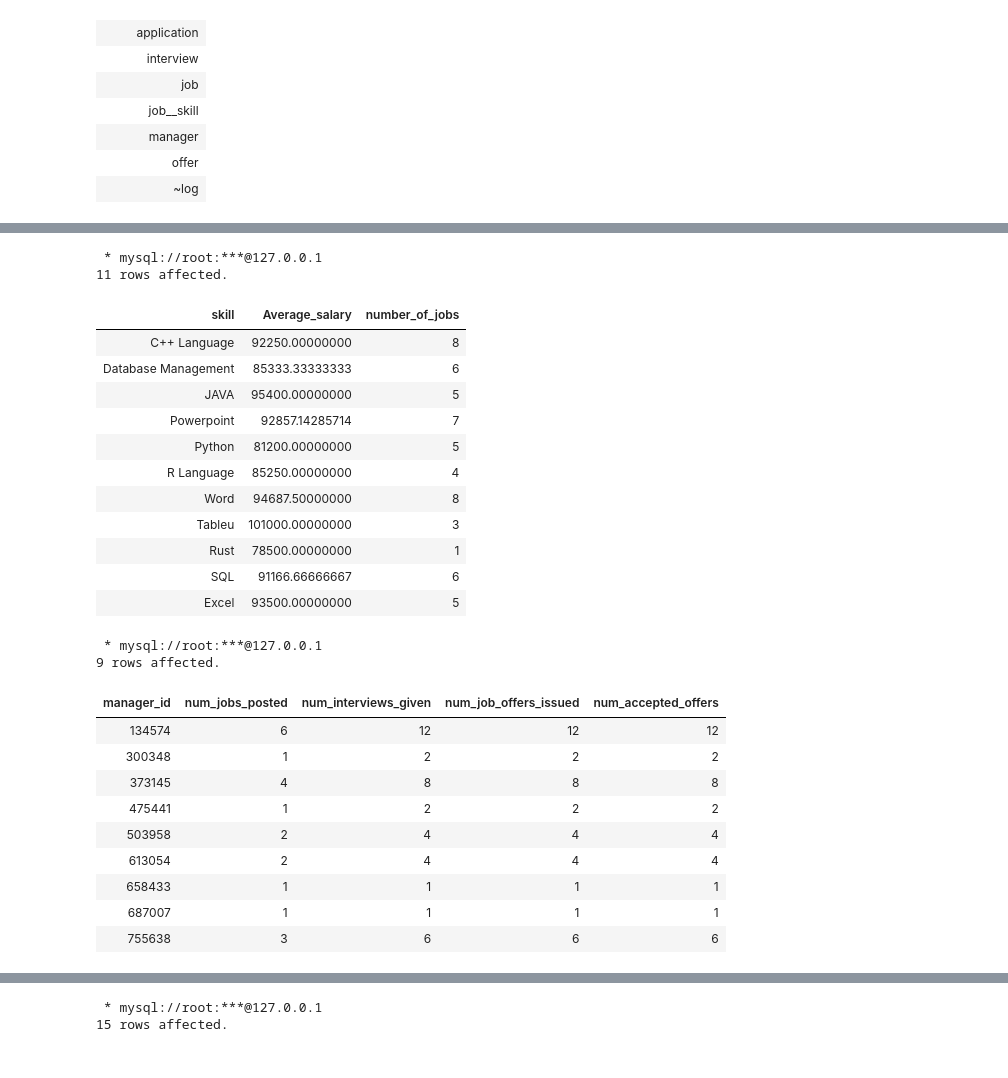
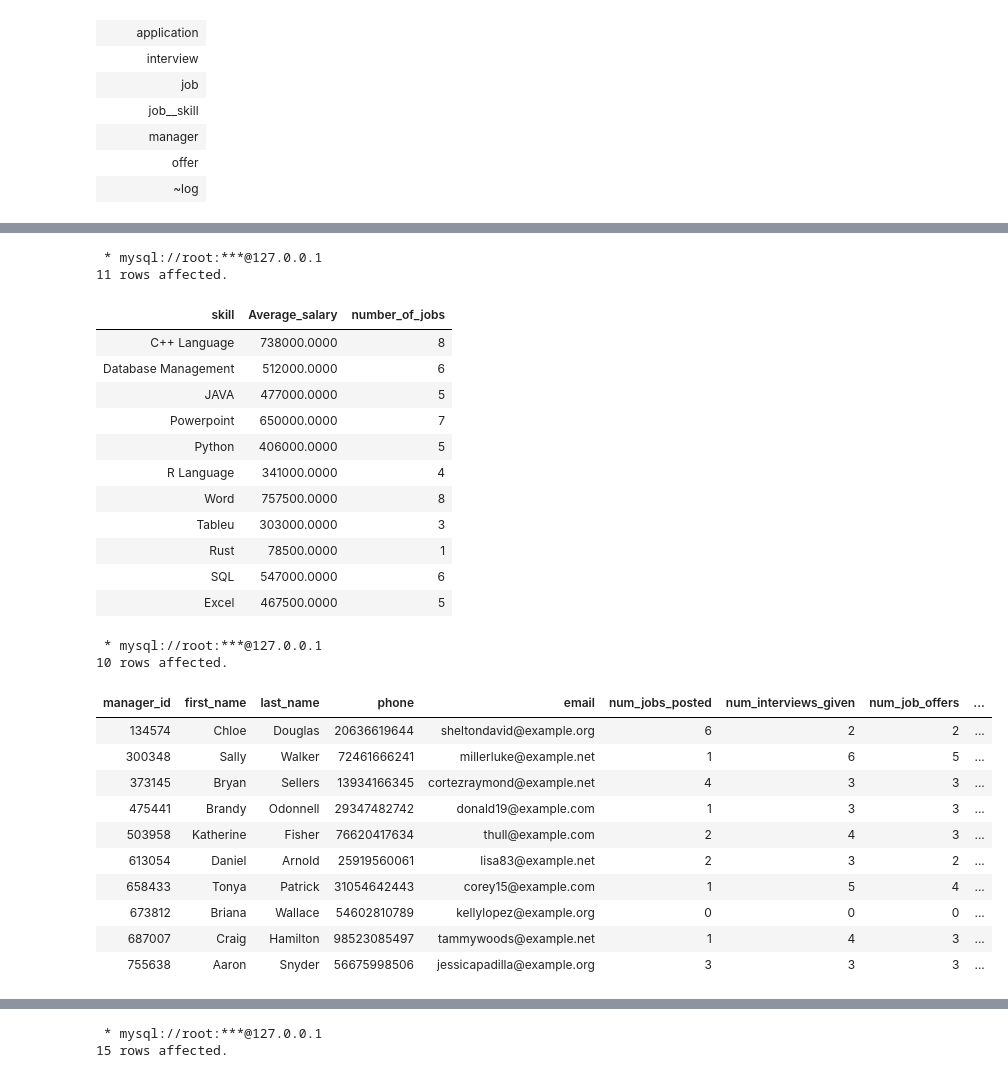
Before and after one commit to JasmineMadi/datajoint-tutorials, a Jupyter notebook: db-course/PythonFinalPro.ipynb, the cells around one changed output, grey strips where cells are left out. Saved outputs shown, nothing was run; the diff lists cells and outputs as text; code cells hidden in the pictures.

```diff
--- a/db-course/PythonFinalPro.ipynb
+++ b/db-course/PythonFinalPro.ipynb
@@ -413,37 +418,43 @@ where skill="SQL" AND job_id NOT IN (SELECT job_id FROM acceptance) dj.make]
 # %%
 %%sql
-SELECT skill,(avg(minimum_annual_salary)+avg(maximum_annual_salary))/2 as Average_salary,count(*) as number_of_jobs FROM job__skill natural join job
-GROUP by skill
+SELECT skill,(sum(minimum_annual_salary)+sum(maximum_annual_salary))/2 as Average_salary,count(*) as number_of_jobs
+FROM job__skill NATURAL JOIN job
+GROUP BY skill
 # %% [output]
  * mysql://root:***@127.0.0.1
 11 rows affected.
 | skill | Average_salary | number_of_jobs |
-| C++ Language | 92250.00000000 | 8 |
-| Database Management | 85333.33333333 | 6 |
-| JAVA | 95400.00000000 | 5 |
-| Powerpoint | 92857.14285714 | 7 |
-| Python | 81200.00000000 | 5 |
-| R Language | 85250.00000000 | 4 |
-| Word | 94687.50000000 | 8 |
-| Tableu | 101000.00000000 | 3 |
-| Rust | 78500.00000000 | 1 |
-| SQL | 91166.66666667 | 6 |
-| Excel | 93500.00000000 | 5 |
+| C++ Language | 738000.0000 | 8 |
+| Database Management | 512000.0000 | 6 |
+| JAVA | 477000.0000 | 5 |
+| Powerpoint | 650000.0000 | 7 |
+| Python | 406000.0000 | 5 |
+| R Language | 341000.0000 | 4 |
+| Word | 757500.0000 | 8 |
+| Tableu | 303000.0000 | 3 |
+| Rust | 78500.0000 | 1 |
+| SQL | 547000.0000 | 6 |
+| Excel | 467500.0000 | 5 |
 # %%
 %%sql
-SELECT m.manager_id,COUNT(DISTINCT j.job_id) AS num_jobs_posted, COUNT(i.job_id) AS num_interviews_given,COUNT(o.job_id) AS num_job_offers_issued, COUNT(a.job_id) AS num_accepted_offers
-FROM manager m JOIN job j ON m.manager_id = j.manager_id JOIN interview i ON j.manager_id = i.manager_id  JOIN offer o ON i.job_id = o.job_id JOIN acceptance a ON o.job_id = a.job_id
+SELECT m.*,COUNT(DISTINCT j.job_id) AS num_jobs_posted, COUNT(DISTINCT i.job_id) AS num_interviews_given
+,COUNT(DISTINCT o.job_id) AS num_job_offers
+,COUNT(DISTINCT a.job_id) AS num_accepted_offers
+FROM manager m LEFT JOIN job j ON m.manager_id = j.manager_id
+LEFT JOIN interview i ON j.manager_id = i.manager_id
+LEFT JOIN offer o ON i.job_id = o.job_id LEFT JOIN acceptance a ON o.job_id = a.job_id
 GROUP BY m.manager_id
 # %% [output]
  * mysql://root:***@127.0.0.1
-9 rows affected.
+10 rows affected.
-| manager_id | num_jobs_posted | num_interviews_given | num_job_offers_issued | num_accepted_offers |
-| 134574 | 6 | 12 | 12 | 12 |
-| 300348 | 1 | 2 | 2 | 2 |
-| 373145 | 4 | 8 | 8 | 8 |
-| 475441 | 1 | 2 | 2 | 2 |
-| 503958 | 2 | 4 | 4 | 4 |
-| 613054 | 2 | 4 | 4 | 4 |
-| 658433 | 1 | 1 | 1 | 1 |
-| 687007 | 1 | 1 | 1 | 1 |
-| 755638 | 3 | 6 | 6 | 6 |
+| manager_id | first_name | last_name | phone | email | num_jobs_posted | num_interviews_given | num_job_offers | ... |
+| 134574 | Chloe | Douglas | 20636619644 | sheltondavid@example.org | 6 | 2 | 2 | ... |
+| 300348 | Sally | Walker | 72461666241 | millerluke@example.net | 1 | 6 | 5 | ... |
+| 373145 | Bryan | Sellers | 13934166345 | cortezraymond@example.net | 4 | 3 | 3 | ... |
+| 475441 | Brandy | Odonnell | 29347482742 | donald19@example.com | 1 | 3 | 3 | ... |
+| 503958 | Katherine | Fisher | 76620417634 | thull@example.com | 2 | 4 | 3 | ... |
+| 613054 | Daniel | Arnold | 25919560061 | lisa83@example.net | 2 | 3 | 2 | ... |
+| 658433 | Tonya | Patrick | 31054642443 | corey15@example.com | 1 | 5 | 4 | ... |
+| 673812 | Briana | Wallace | 54602810789 | kellylopez@example.org | 0 | 0 | 0 | ... |
+| 687007 | Craig | Hamilton | 98523085497 | tammywoods@example.net | 1 | 4 | 3 | ... |
+| 755638 | Aaron | Snyder | 56675998506 | jessicapadilla@example.org | 3 | 3 | 3 | ... |
```
Also changed, not shown: parts of 11 cells of this notebook, 1 other file.
